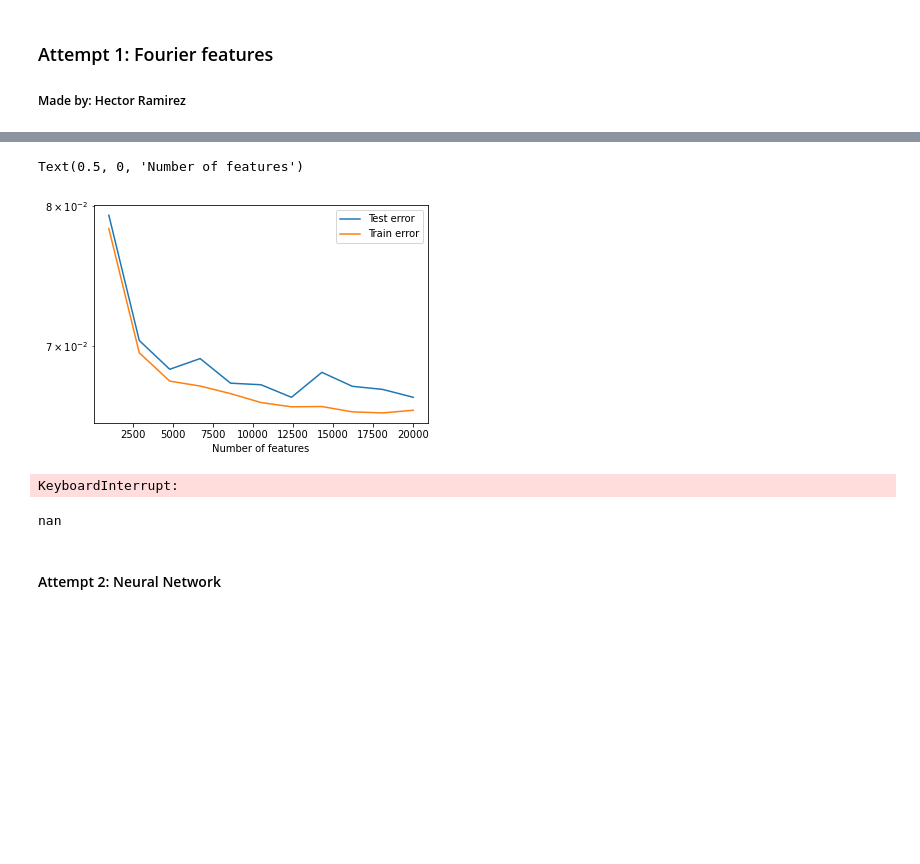
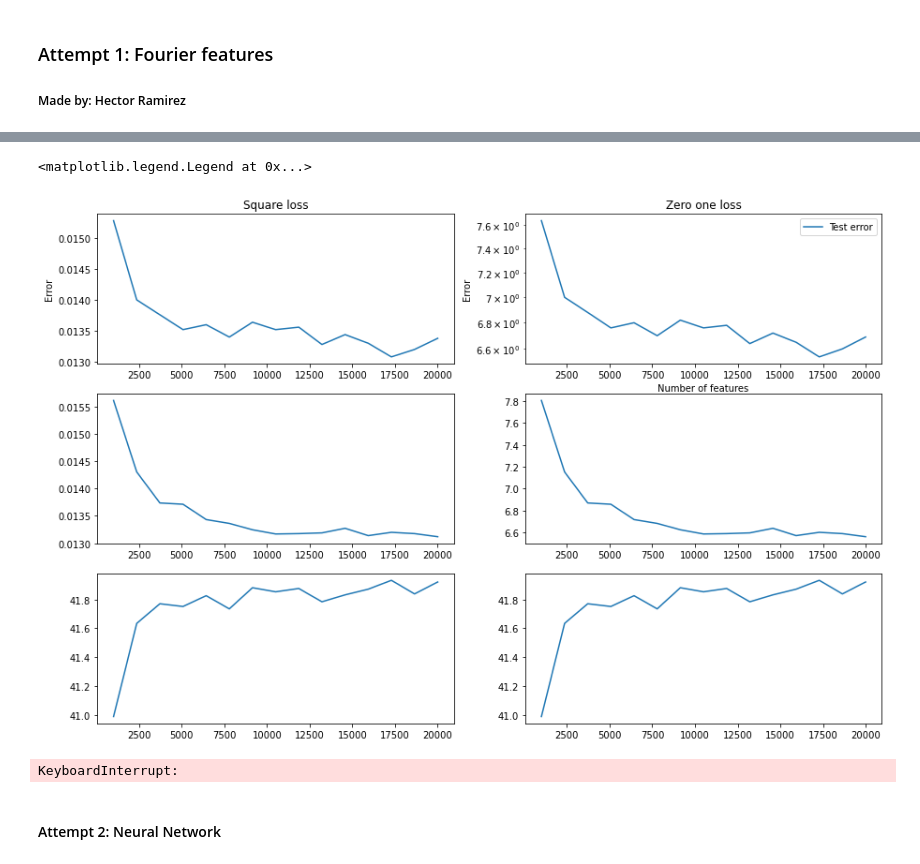
Before and after one commit to Hecramco/FoIL_reproducibility_challenge, a Jupyter notebook: Experiments.ipynb, the cells around one changed output, grey strips where cells are left out. Drawn from its saved outputs; the diff is of its cells as text; code cells hidden in the pictures; blank space fills up the shorter version.

Commit message:
New Graphs

```diff
--- a/Experiments.ipynb
+++ b/Experiments.ipynb
@@ -242,14 +293,30 @@ number of features:  20000
 # %%
-plt.plot(RF_df['Number of features'], RF_df['Test error'], label="Test error")
-plt.plot(RF_df['Number of features'], RF_df['Train error'], label="Train error")
-#axs[2].plot(RF_df['Number of features'], RF_df['Norm of the weights'], label="Norm of the weights")
+import pandas as pd
+import matplotlib.pyplot as plt
+
+RF_df = pd.read_csv('Random_features.csv')
+norm = RF_df['Norm of the weights']
+
+
+figure, axs = plt.subplots(3, 2, figsize=(15, 10))
+plt.subplot(3, 2, 1).set_title("Square loss")
+plt.ylabel("Error")
+axs[0,0].plot(RF_df['Number of features'], RF_df['Square train Test error'], label="Test error")
+axs[1,0].plot(RF_df['Number of features'], RF_df['Square Train error'], label="Train error")
+axs[2,0].plot(RF_df['Number of features'], RF_df['Norm of the weights'], label="Norm of the weights")
+
+plt.subplot(3, 2, 2).set_title("Zero one loss")
+plt.ylabel("Error")
+axs[0,1].plot(RF_df['Number of features'], RF_df['Zero one train Test error'], label="Test error")
+axs[1,1].plot(RF_df['Number of features'], RF_df['Zero one Train error'], label="Train error")
+axs[2,1].plot(RF_df['Number of features'], RF_df['Norm of the weights'], label="Norm of the weights")
 plt.legend()
 plt.yscale("log")
 plt.xlabel("Number of features")
-plt.ylabel("Error")
+plt.legend()
 # %% [output]
-Text(0.5, 0, 'Number of features')
+<matplotlib.legend.Legend at 0x...>
-[figure, old version]
+[figure, new version]
 # %%
 for D in tqdm([30000, 40000, 50000, 60000], desc="Random Features"):
     X_train, y_train, X_test, y_test = to_random_features(
@@ -267,10 +334,6 @@ for D in tqdm([30000, 40000, 50000, 60000], desc="Random Features"):
     test_loss.append(test_error)
 # %% [output]
 KeyboardInterrupt:
-# %%
-np.sqrt(-1)
-# %% [output]
-nan
 # %% [markdown]
 #### Attempt 2: Neural Network
 # %% [markdown]
```
Also changed, not shown: parts of 7 cells of this notebook, 1 other file.
